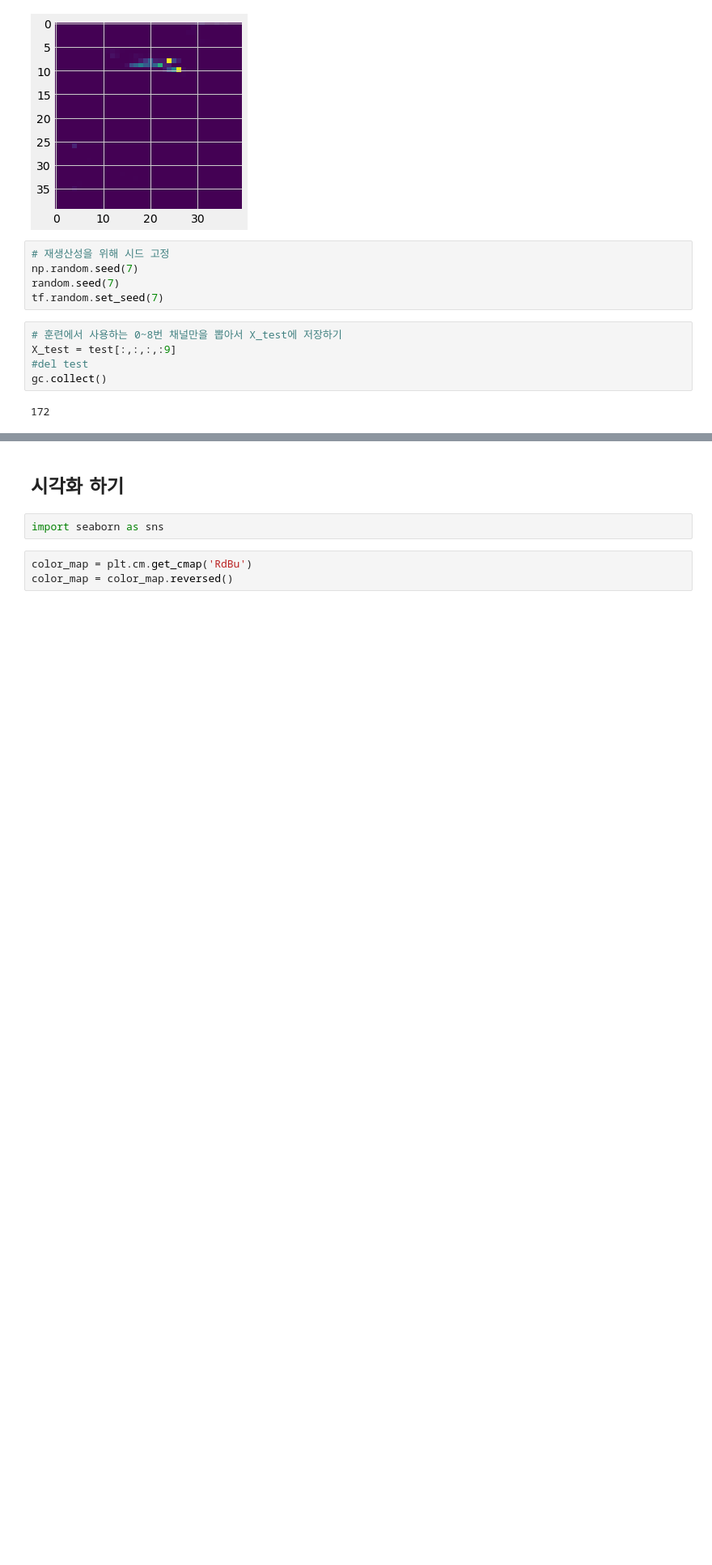
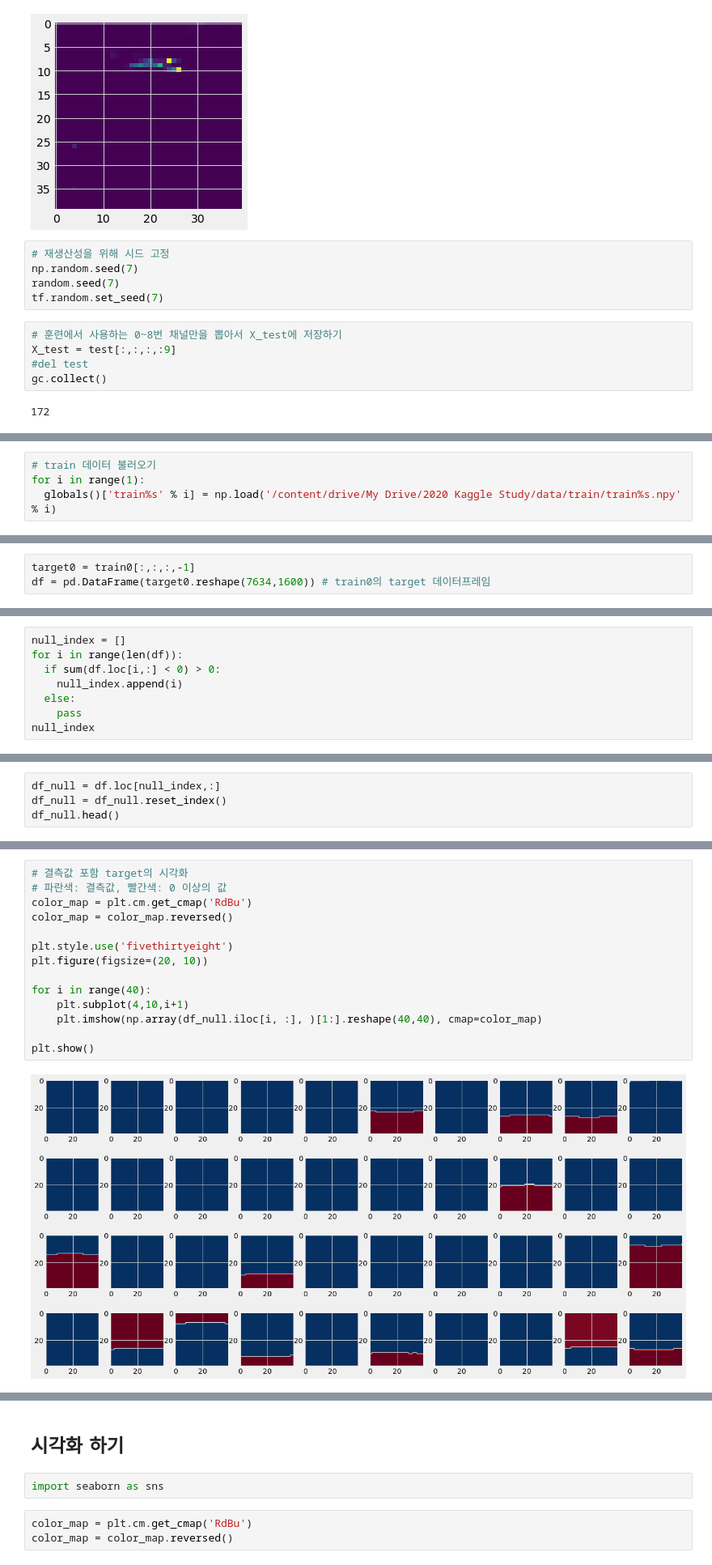
Before and after one commit to deagwon97/dacon-satellite-precipitation, a Jupyter notebook: Dacon_satellite_baseline_bg.ipynb, the cells around one changed output, grey strips where cells are left out. Shown at 81% size. Saved outputs shown, nothing was run; the diff lists cells and outputs as text; blank space fills up the shorter version.

```diff
--- a/Dacon_satellite_baseline_bg.ipynb
+++ b/Dacon_satellite_baseline_bg.ipynb
@@ -103,0 +106,4 @@ gc.collect()
+# %%
+# train 데이터 불러오기
+for i in range(1):
+  globals()['train%s' % i] = np.load('/content/drive/My Drive/2020 Kaggle Study/data/train/train%s.npy' % i)
@@ -103,0 +154,3 @@ gc.collect()
+# %%
+target0 = train0[:,:,:,-1]
+df = pd.DataFrame(target0.reshape(7634,1600)) # train0의 target 데이터프레임
@@ -103,0 +159,8 @@ gc.collect()
+# %%
+null_index = []
+for i in range(len(df)):
+  if sum(df.loc[i,:] < 0) > 0:
+    null_index.append(i)
+  else:
+    pass
+null_index
@@ -103,0 +189,4 @@ gc.collect()
+# %%
+df_null = df.loc[null_index,:]
+df_null = df_null.reset_index()
+df_null.head()
@@ -103,0 +222,16 @@ gc.collect()
+# %%
+# 결측값 포함 target의 시각화
+# 파란색: 결측값, 빨간색: 0 이상의 값
+color_map = plt.cm.get_cmap('RdBu')
+color_map = color_map.reversed()
+
+plt.style.use('fivethirtyeight')
+plt.figure(figsize=(20, 10))
+
+for i in range(40):
+    plt.subplot(4,10,i+1)
+    plt.imshow(np.array(df_null.iloc[i, :], )[1:].reshape(40,40), cmap=color_map)
+
+plt.show()
+# %% [output]
+[figure, added]
```
Also changed, not shown: parts of 26 cells of this notebook.
